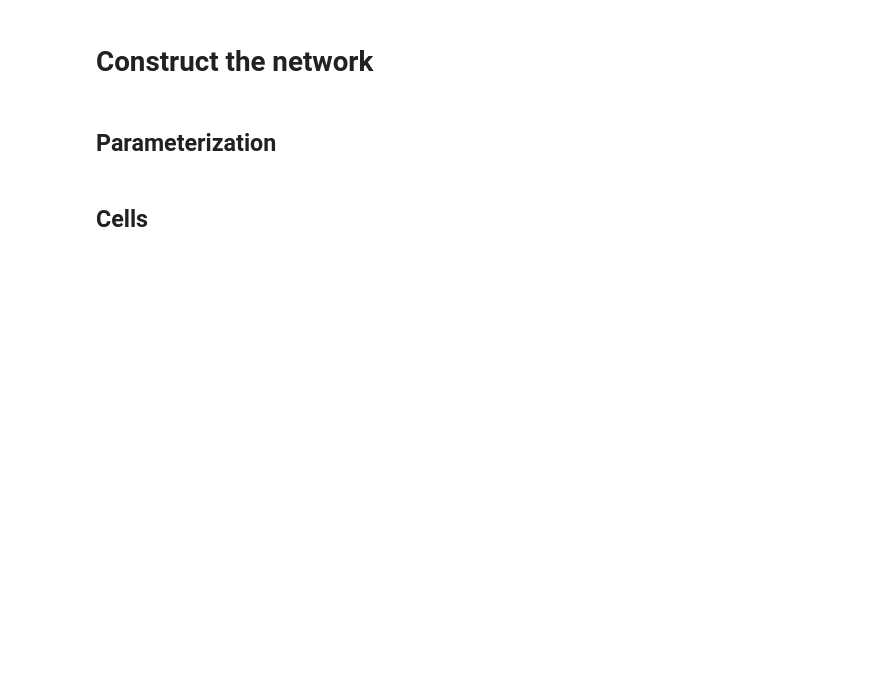
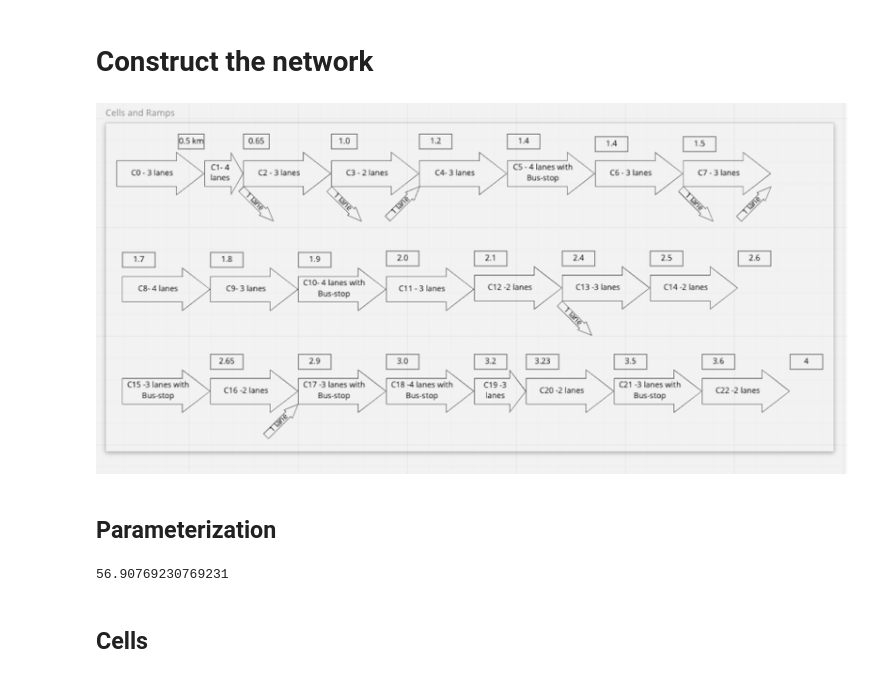
Before and after one commit to KazuichiroTaira/CTM, a Jupyter notebook: CTM model - version 2 with values for each cell and ramps1004.ipynb, the cells around one changed output. Saved outputs shown, nothing was run; the diff lists cells and outputs as text; code cells hidden in the pictures; blank space fills up the shorter version.

```diff
--- a/CTM model - version 2 with values for each cell and ramps1004.ipynb
+++ b/CTM model - version 2 with values for each cell and ramps1004.ipynb
@@ -466,7 +593,15 @@ ax2.plot(flow)
 [figure]
 # %% [markdown]
 # Construct the network
+# %%
+Image('CellsandRamps.jpg')
+# %% [output]
+[figure, added]
 # %% [markdown]
 ## Parameterization
+# %%
+np.min(speed)*3
+# %% [output]
+56.90769230769231
 # %%
 time_interval = 10
```
Also changed, not shown: parts of 43 cells of this notebook, 1 other file.
